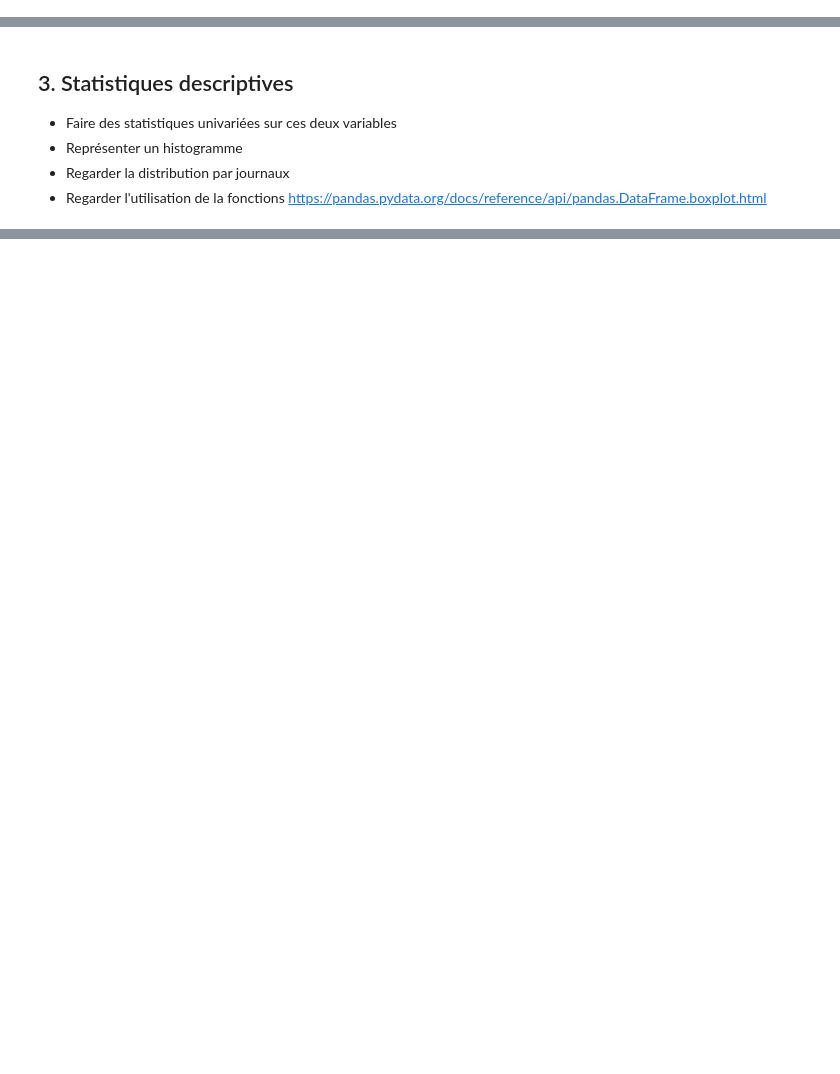
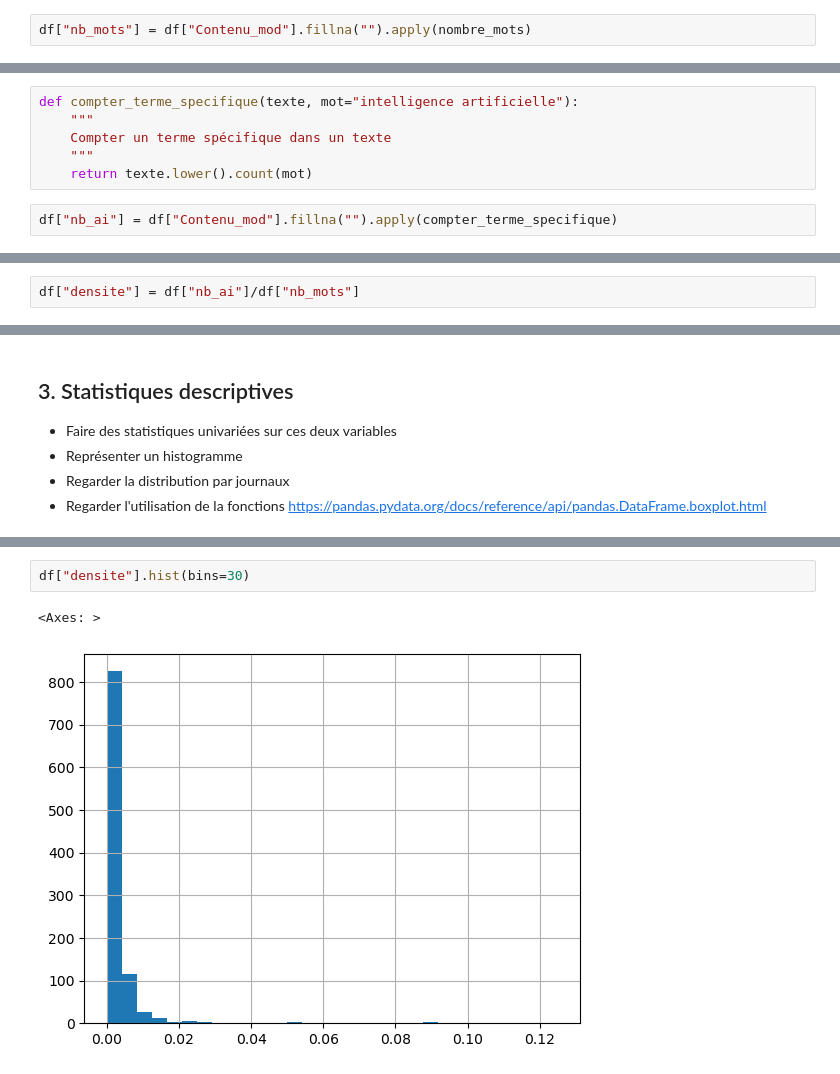
Before and after one commit to pyshs/PUD2024, a Jupyter notebook: M4 Découverte de Pandas/exercices/Exercices m4.ipynb, the cells around one changed output, grey strips where cells are left out. Saved outputs shown, nothing was run; the diff lists cells and outputs as text; blank space fills up the shorter version.

```diff
--- a/M4 Découverte de Pandas/exercices/Exercices m4.ipynb
+++ b/M4 Découverte de Pandas/exercices/Exercices m4.ipynb
@@ -37,0 +71,2 @@ Name: Journal_mod, dtype: int64
+# %%
+df["nb_mots"] = df["Contenu_mod"].fillna("").apply(nombre_mots)
@@ -37,0 +75,8 @@ Name: Journal_mod, dtype: int64
+# %%
+def compter_terme_specifique(texte, mot="intelligence artificielle"):
+    """
+    Compter un terme spécifique dans un texte
+    """
+    return texte.lower().count(mot)
+# %%
+df["nb_ai"] = df["Contenu_mod"].fillna("").apply(compter_terme_specifique)
@@ -37,0 +85,2 @@ Name: Journal_mod, dtype: int64
+# %%
+df["densite"] = df["nb_ai"]/df["nb_mots"]
@@ -44,0 +108,5 @@ Name: Journal_mod, dtype: int64
+# %%
+df["densite"].hist(bins=30)
+# %% [output]
+<Axes: >
+[figure, added]
```
Also changed, not shown: parts of 12 cells of this notebook, 4 other files.
